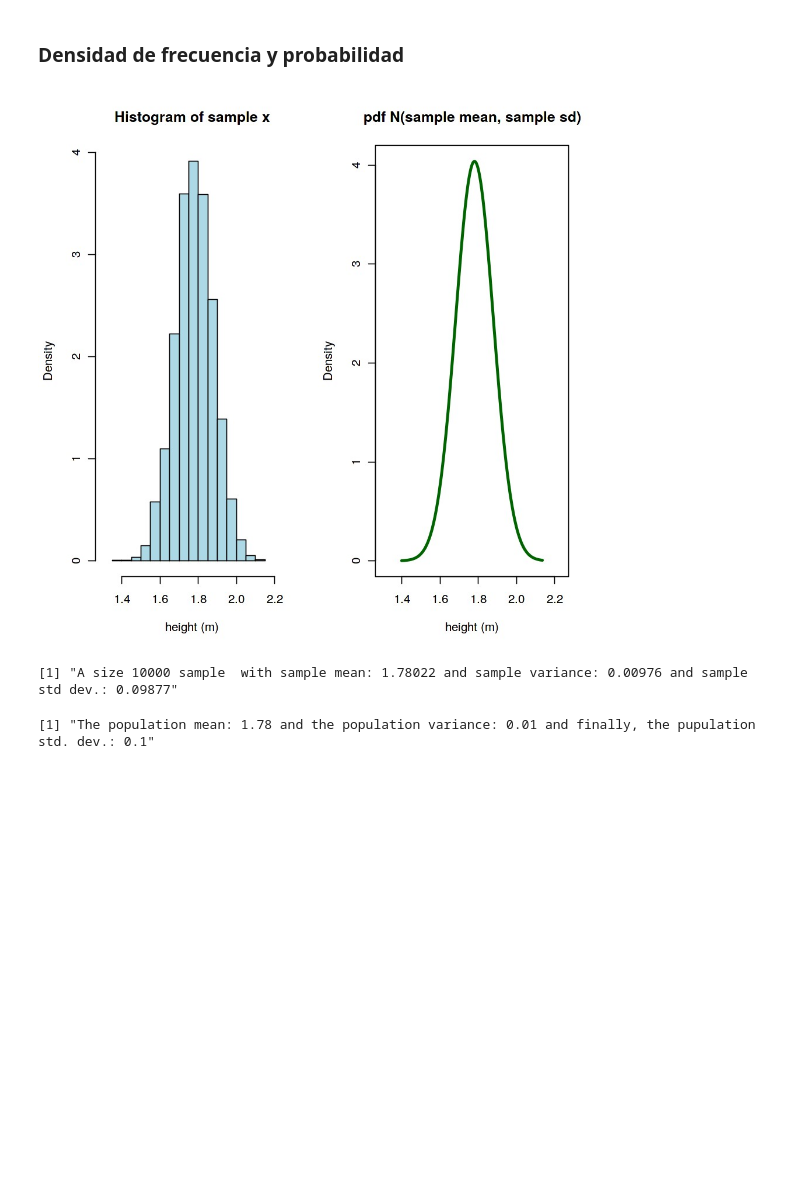
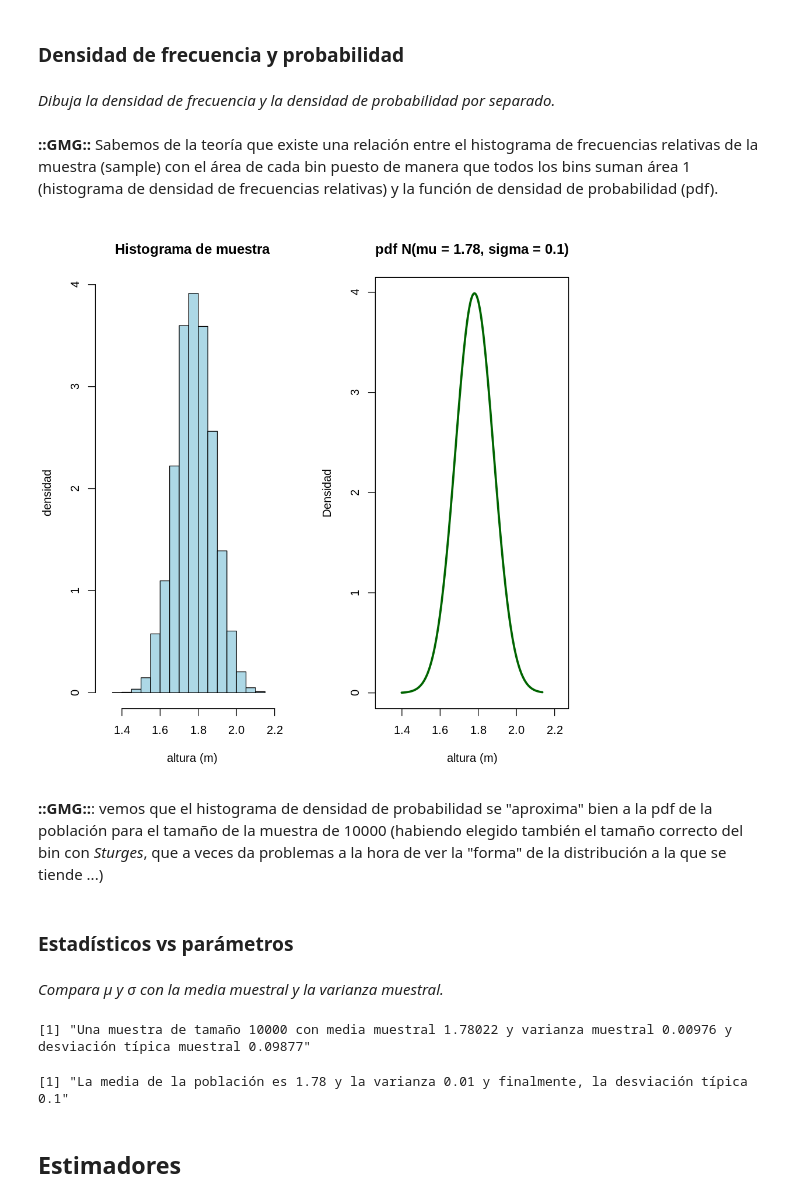
Before and after one commit to yerartdev/uc-m1965-stats, a Jupyter notebook: p7/m1965-ejercicio-1-repaso.ipynb, the cells around one changed output. Cells and saved outputs as stored; diff of their text form; code cells hidden in the pictures; blank space fills up the shorter version.

Commit message:
stats-ii: práctica p7 ejercicio 1 (distribuciones), ejercicio 2 (estimadores, consistencia de media muestral; pendiente varianza insesgada), ejercicios 3 y 4 pendientes

```diff
--- a/p7/m1965-ejercicio-1-repaso.ipynb
+++ b/p7/m1965-ejercicio-1-repaso.ipynb
@@ -16,48 +25,61 @@ deviates <- rnorm(n = 10000,mean = mu,sd = sigma)
 # %% [markdown]
 ### Densidad de frecuencia y probabilidad
+# %% [markdown]
+*Dibuja la densidad de frecuencia y la densidad de probabilidad por separado.*
+# %% [markdown]
+**::GMG::** Sabemos de la teoría que existe una relación entre el histograma de frecuencias relativas de la muestra (sample) con el área de cada bin puesto de manera que todos los bins suman área 1 (histograma de densidad de frecuencias relativas) y la función de densidad de probabilidad (pdf).
 # %%
 #::GMG::Ponemos una matriz de 1x2 para poner las gráficas emparejadas horizontalmente
-# https://www.statmethods.net/graphs/index.html
 options(repr.plot.width=8, repr.plot.height=8)
 par(mfrow=c(1,2))
-#::GMG::Graficamos el histograma de densidad de la muestra
+#::GMG::Graficamos el histograma de densidad de probailidad de la muestra
+# https://www.statmethods.net/graphs/density.html
 h <- hist(x = deviates,
      freq = FALSE,
-     breaks = "Sturges",
-     main = 'Histogram of sample x',
+     breaks = 'Sturges',
+     main = 'Histograma de muestra',
      col="lightblue",
-     xlab='height (m)',
+     xlab='altura (m)', ylab='densidad',
      xlim=c(min(deviates) - 0.1, max(deviates) + 0.1))
 
-#::GMG::Calculamos la distribución normal con media y desviación típica muestral
-#       sobre una secuencia con el mismo rango que la muestra generada
+#::GMG::Y la comparamos con la función densidad de probabilidad de la población
+#       sobre una secuencia con el mismo dominio que la muestra generada
 xseq <- seq(min(deviates),max(deviates),length=10001)
-densities<-dnorm(xseq, mean(deviates),sd(deviates))
+densities<-dnorm(xseq, mu,sigma)
 
 #::GMG::Graficamos la distribución normal
 plot(xseq,
      densities,
      col="darkgreen",
-     xlab="height (m)", ylab="Density",
+     xlab="altura (m)", ylab="Densidad",
      type="l",lwd=3,
-     main="pdf N(sample mean, sample sd)",
+     main="pdf N(mu = 1.78, sigma = 0.1)",
      xlim=c(min(deviates) - 0.1, max(deviates) + 0.1)
     )
 # %% [output]
-[figure, old version]
+[figure, new version]
+# %% [markdown]
+**::GMG::**: vemos que el histograma de densidad de probabilidad se "aproxima" bien a la pdf de la población para el tamaño de la muestra de 10000 (habiendo elegido también el tamaño correcto del bin con *Sturges*, que a veces da problemas a la hora de ver la "forma" de la distribución a la que se tiende ...)
+# %% [markdown]
+### Estadísticos vs parámetros
+# %% [markdown]
+*Compara μ y σ con la media muestral y la varianza muestral.*
 # %%
 #::GMG::Para especificar los decimales que se visualizan del estadístico
 specify_decimal <- function(x, k) trimws(format(round(x, k), nsmall=k))
-paste('A size',length(deviates),'sample',' with sample mean:', specify_decimal(mean(deviates),5),
-      'and sample variance:',specify_decimal(var(deviates),5),
-      'and sample std dev.:',specify_decimal(sd(deviates),5))
-paste('The population mean:',mu,
-      'and the population variance:',sigma**2,
-      'and finally, the pupulation std. dev.:',sigma)
+paste('Una muestra de tamaño',length(deviates),
+      'con media muestral', specify_decimal(mean(deviates),5),
+      'y varianza muestral',specify_decimal(var(deviates),5),
+      'y desviación típica muestral',specify_decimal(sd(deviates),5))
+paste('La media de la población es',mu,
+      'y la varianza',sigma**2,
+      'y finalmente, la desviación típica',sigma)
 
 #::GMG::Vemos el objeto histograma generado por R
 #       del que hemos dibujado $density al poner Freq = FALSE
 #h
 # %% [output]
-[1] "A size 10000 sample  with sample mean: 1.78022 and sample variance: 0.00976 and sample std dev.: 0.09877"
+[1] "Una muestra de tamaño 10000 con media muestral 1.78022 y varianza muestral 0.00976 y desviación típica muestral 0.09877"
-[1] "The population mean: 1.78 and the population variance: 0.01 and finally, the pupulation std. dev.: 0.1"
+[1] "La media de la población es 1.78 y la varianza 0.01 y finalmente, la desviación típica 0.1"
+# %% [markdown]
+## Estimadores
```
Also changed, not shown: parts of 29 cells of this notebook.
